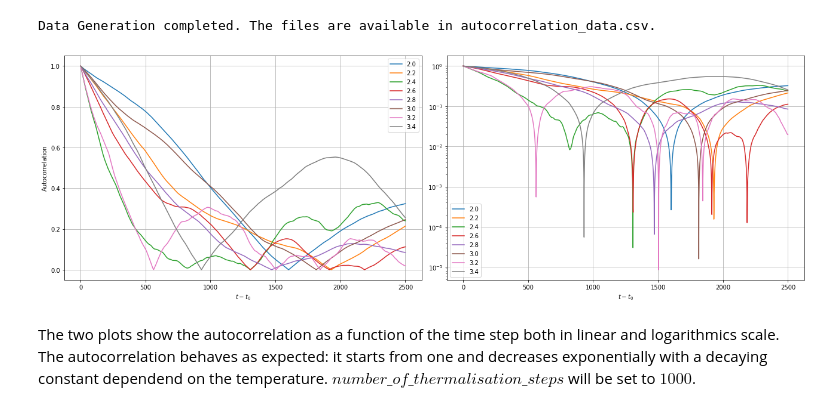
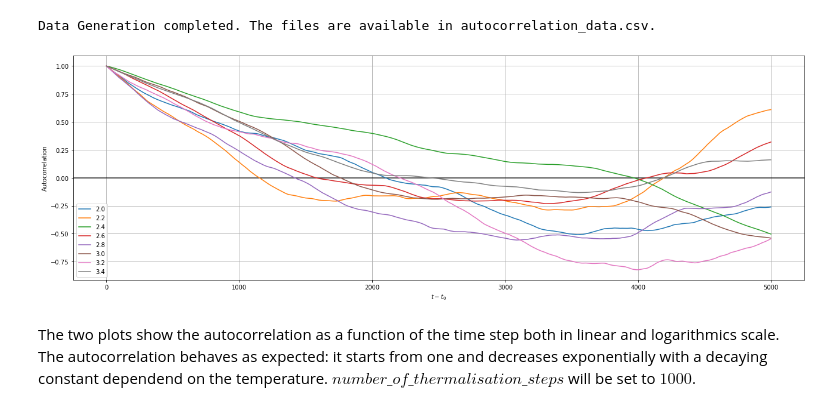
Before and after one commit to NerusSkyhigh/Machine-Learning-Phases-of-Matter, a Jupyter notebook: Notebooks/01_Monte_Carlo_simulation.ipynb, the cells around one changed output. Saved outputs shown, nothing was run; the diff lists cells and outputs as text; code cells hidden in the pictures.

```diff
--- a/Notebooks/01_Monte_Carlo_simulation.ipynb
+++ b/Notebooks/01_Monte_Carlo_simulation.ipynb
@@ -151,8 +151,8 @@ This estimator should have an exponential behavior starting from 1 and decreasin
 lowest_temperature = 2 #@param {type:"number"}
 highest_temperature = 3.5 #@param {type:"number"}
 increment_temperature = 0.2 #@param {type:"number"}
-lattice_side = 32 #@param {type:"integer"}
-number_of_configurations = 15000 #@param {type:"integer"}
+lattice_side = 30 #@param {type:"integer"}
+number_of_configurations = 20000 #@param {type:"integer"}
 number_of_thermalisation_steps = 0 #@param {type:"integer"}
 show_termalisation_info = False #@ param {type:"boolean"}
 clear_old_data = True #@ param {type:"boolean"}
@@ -168,41 +168,39 @@ Data Generation completed. The files are available in autocorrelation_data.csv.
 # %%
 #@markdown Plot of the autocorrelation as a function of the distance $t-t_0$.
 import numpy as np
 import matplotlib.pyplot as plt
 
 df = dataframe_from_lattice_csv('autocorrelation_data.csv', lattice_side)
 
 def autocorrelation(x):
   x = x-np.mean(x)
   N = x.shape[0]
   autocorrelation = np.empty(N)
   for i in range(N):
-    autocorrelation[i] = np.dot(x[:N-i], x[i:])
+    autocorrelation[i] = np.dot(x[:N-i], x[i:])/(N-i)
 
-  return np.abs(autocorrelation/autocorrelation[0])
+  return autocorrelation/autocorrelation[0]
 
 
-fig, ax = plt.subplots(nrows=1, ncols=2, figsize=(18, 6))
+fig, ax = plt.subplots(nrows=1, ncols=1, figsize=(18, 6))
+ax.axhline(y=0, color='k', alpha=0.8)
 
 for T_uniq in np.unique(df['T']):
     # Skip the first 10000 configurations, hope they are enough to thermalize
     autocorr = autocorrelation(df[df['T']==T_uniq]['magnetization'][10000:])
 
-    t_max = int(autocorr.shape[0]//2) # I want a good esteem even for high t-t0
+    t_max = int(autocorr.shape[0]/2) # I want a good esteem even for high t-t0
     time = np.arange(1, t_max+1)
-    ax[0].plot(time, autocorr[:t_max], label=T_uniq)
-    ax[1].plot(time, autocorr[:t_max], label=T_uniq)
+    ax.plot(time, autocorr[:t_max], label=T_uniq)
 
-for a in ax:
-  a.set_xlabel(r"$t-t_0$")
-  a.grid()
-  a.legend()
+ax.set_xlabel(r"$t-t_0$")
+ax.grid()
+ax.legend()
 
-ax[0].set_ylabel("Autocorrelation")
-ax[1].set_yscale('log')
+ax.set_ylabel("Autocorrelation")
 plt.tight_layout()
 plt.show();
 # %% [output]
-[figure, old version]
+[figure, new version]
 # %% [markdown]
   The two plots show the autocorrelation as a function of the time step both in linear and logarithmics scale. The autocorrelation behaves as expected: it starts from one and decreases exponentially with a decaying constant dependend on the temperature. $number\_of\_thermalisation\_steps$ will be set to $1000$.
```
Also changed, not shown: parts of 2 cells of this notebook, 5 other files.
